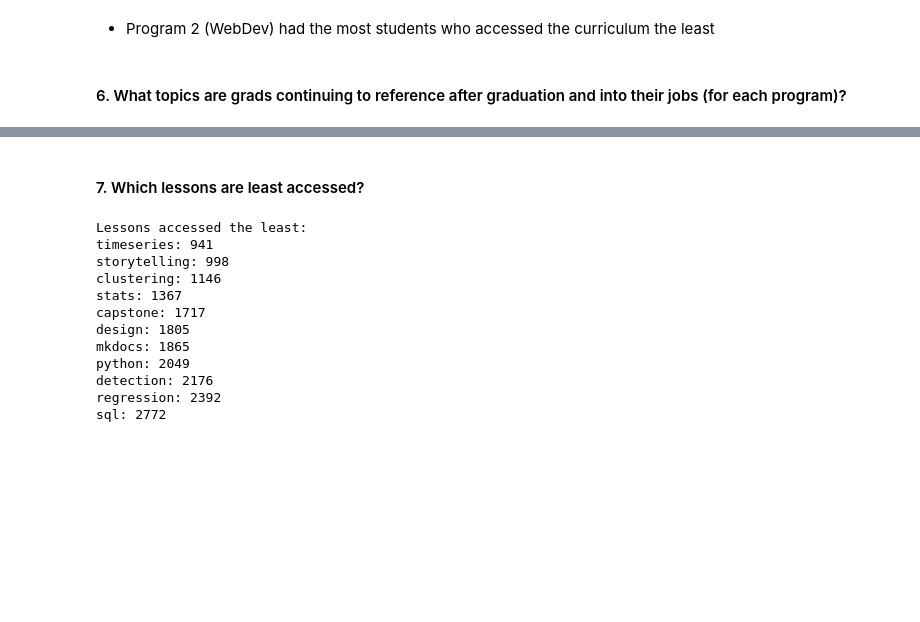
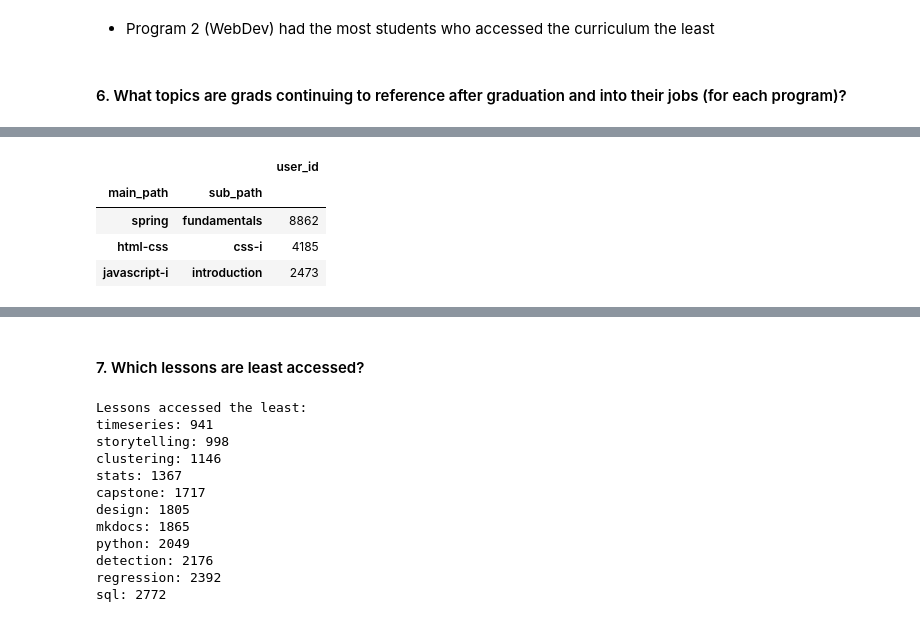
Before and after one commit to duck-detectives/anomaly-project, a Jupyter notebook: final-report.ipynb, the cells around one changed output, grey strips where cells are left out. Cells and saved outputs as stored; diff of their text form; code cells hidden in the pictures; blank space fills up the shorter version.

```diff
--- a/final-report.ipynb
+++ b/final-report.ipynb
@@ -98,0 +150,8 @@ plt.xlabel('Program Id');
+# %%
+e.lessons_after_grad(df, 2)
+# %% [output]
+|  |  | user_id |
+| main_path | sub_path |  |
+| spring | fundamentals | 8862 |
+| html-css | css-i | 4185 |
+| javascript-i | introduction | 2473 |
```
Also changed, not shown: parts of 6 cells of this notebook, 1 other file.
